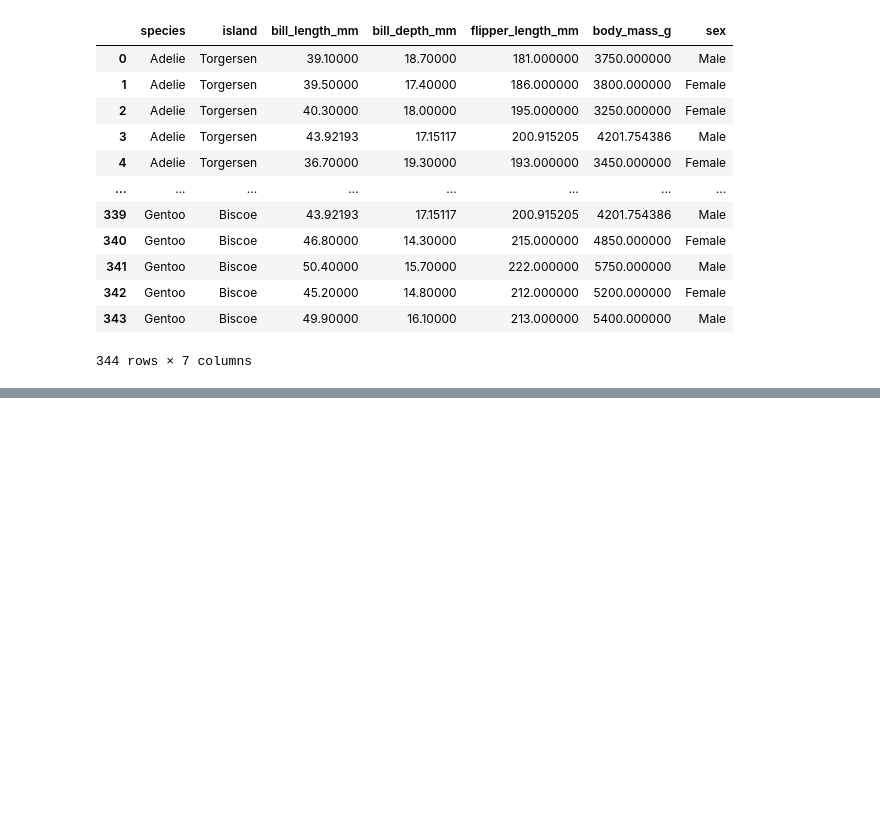
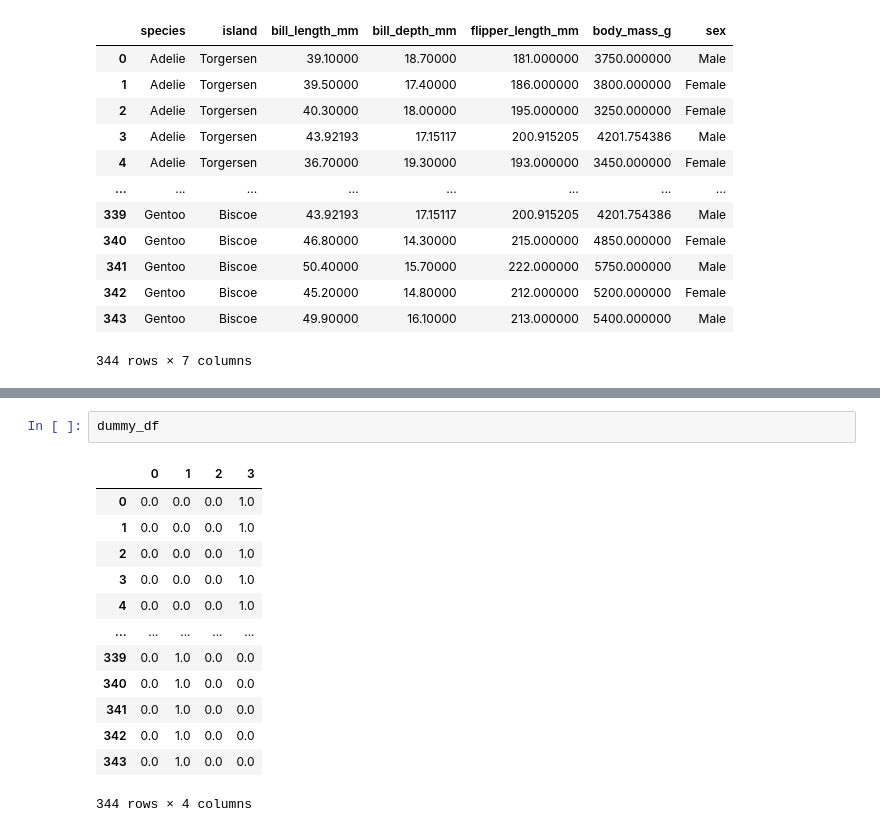
Before and after one commit to digipodium/DP-2025-ML-12.30-MTTFS, a Jupyter notebook: data_preprocessing.ipynb, the cells around one changed output, grey strips where cells are left out. Saved outputs shown, nothing was run; the diff lists cells and outputs as text; blank space fills up the shorter version.

```diff
--- a/data_preprocessing.ipynb
+++ b/data_preprocessing.ipynb
@@ -86,0 +155,16 @@ penguins
+# %%
+dummy_df
+# %% [output]
+|  | 0 | 1 | 2 | 3 |
+| 0 | 0.0 | 0.0 | 0.0 | 1.0 |
+| 1 | 0.0 | 0.0 | 0.0 | 1.0 |
+| 2 | 0.0 | 0.0 | 0.0 | 1.0 |
+| 3 | 0.0 | 0.0 | 0.0 | 1.0 |
+| 4 | 0.0 | 0.0 | 0.0 | 1.0 |
+| ... | ... | ... | ... | ... |
+| 339 | 0.0 | 1.0 | 0.0 | 0.0 |
+| 340 | 0.0 | 1.0 | 0.0 | 0.0 |
+| 341 | 0.0 | 1.0 | 0.0 | 0.0 |
+| 342 | 0.0 | 1.0 | 0.0 | 0.0 |
+| 343 | 0.0 | 1.0 | 0.0 | 0.0 |
+344 rows × 4 columns
```
Also changed, not shown: parts of 14 cells of this notebook, 9 other files.
